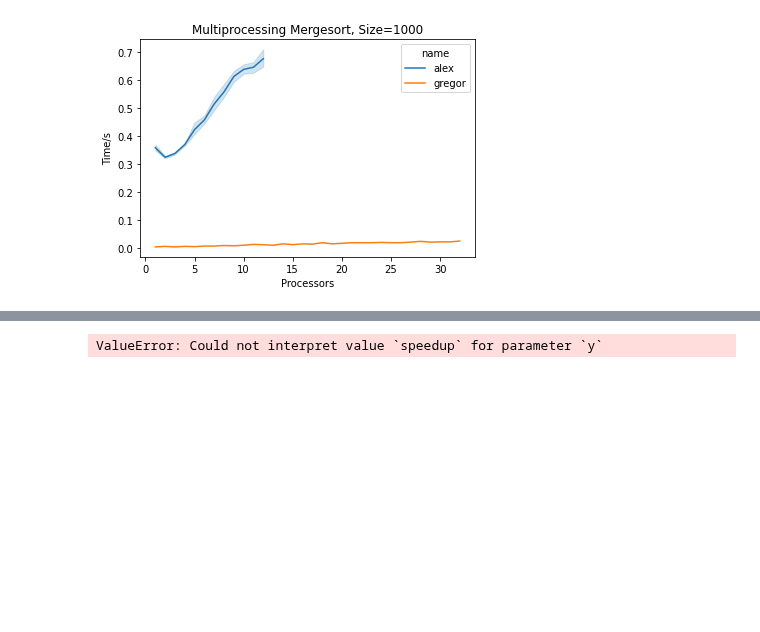
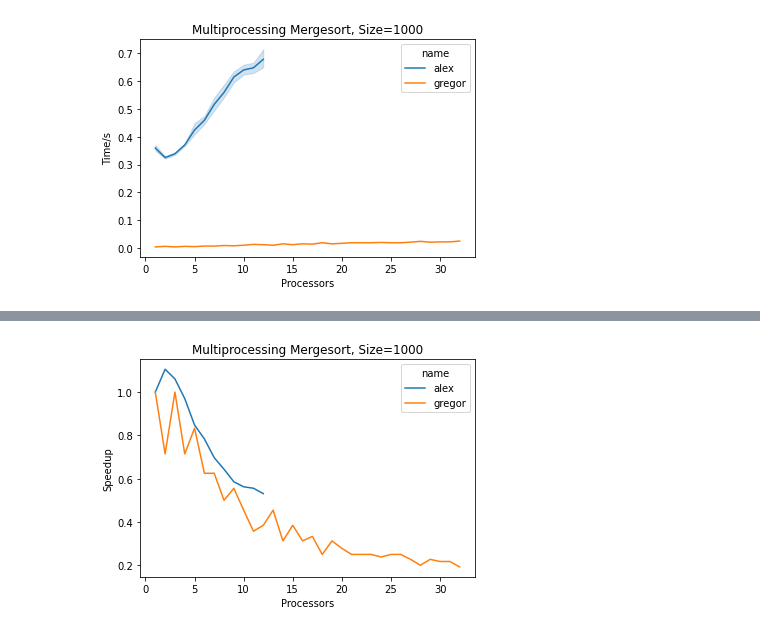
Before and after one commit to cloudmesh/cloudmesh-mpi, a Jupyter notebook: examples/sort/a.ipynb, the cells around one changed output, grey strips where cells are left out. Drawn from its saved outputs; the diff is of its cells as text; code cells hidden in the pictures; blank space fills up the shorter version.

Commit message:
speedup graph working

```diff
--- a/examples/sort/a.ipynb
+++ b/examples/sort/a.ipynb
@@ -100,17 +100,15 @@ avg
 speedup = pd.DataFrame(avg)
 # speedup["p"] = speedup.index.get_level_values(0).astype(float)
 
-tmp = []
+frames = []
 for name in files:
+
     df = speedup[speedup['name'] == name]
     linear = df.query('processors == 1')
     x = linear.iat[0, 0]
-    tmp.append(df["time"].rdiv(x))
-    #if speedup['speedup'].empty:
-    print(tmp)
-    #speedup = speedup['speedup'].append(df["time"].rdiv(x))
-    ##else:
-        #speedup['speedup'].append(df["time"].rdiv(x))
-print(len(tmp))
-#speedup["speedup"] = tmp
+    df['speedup'] = df["time"].rdiv(x)
+    frames.append(df)
+
+result = pd.concat(frames)
+result
 # %% [output]
@@ -155,4 +138,4 @@ speedup
 # %%
-plot_benchmark_by_size(avg, size=size, tag=tag, files=files, x="processors", y="speedup")
+plot_benchmark_by_size(result, size=size, tag=tag, files=files, x="processors", y="speedup")
 # %% [output]
-ValueError: Could not interpret value `speedup` for parameter `y`
+[figure, added]
```
Also changed, not shown: parts of 3 cells of this notebook.
